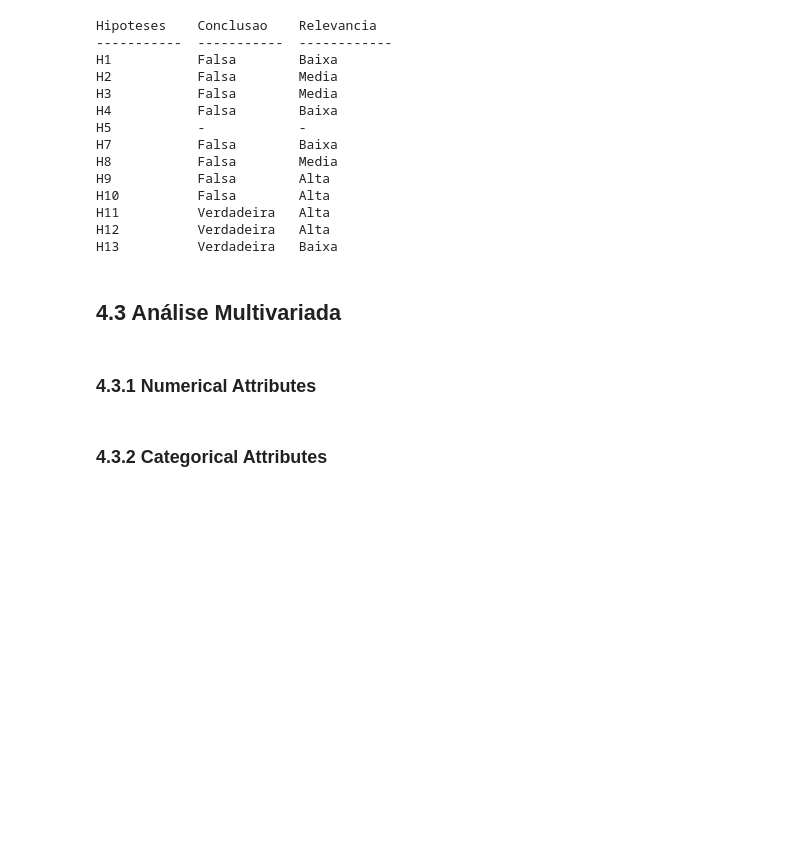
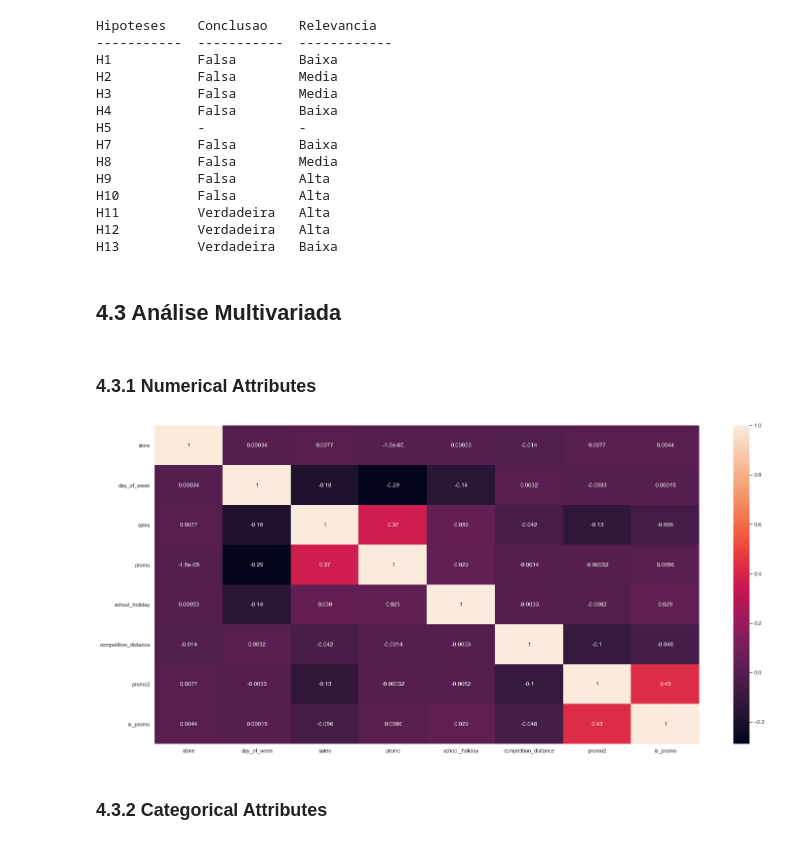
Before and after one commit to luanipiva/ds_producao_Mar21, a Jupyter notebook: m04_video1_store_sales_prediction.ipynb, the cells around one changed output. Drawn from its saved outputs; the diff is of its cells as text; code cells hidden in the pictures; blank space fills up the shorter version.

```diff
--- a/m04_video1_store_sales_prediction.ipynb
+++ b/m04_video1_store_sales_prediction.ipynb
@@ -898,5 +898,10 @@ H13          Verdadeira   Baixa
 ## 4.3 Análise Multivariada
 # %% [markdown]
 ### 4.3.1 Numerical Attributes
+# %%
+correlation = num_attributes.corr( method='pearson' )
+sns.heatmap( correlation, annot=True );
+# %% [output]
+[figure, added]
 # %% [markdown]
 ### 4.3.2 Categorical Attributes
```
Also changed, not shown: parts of 7 cells of this notebook.
